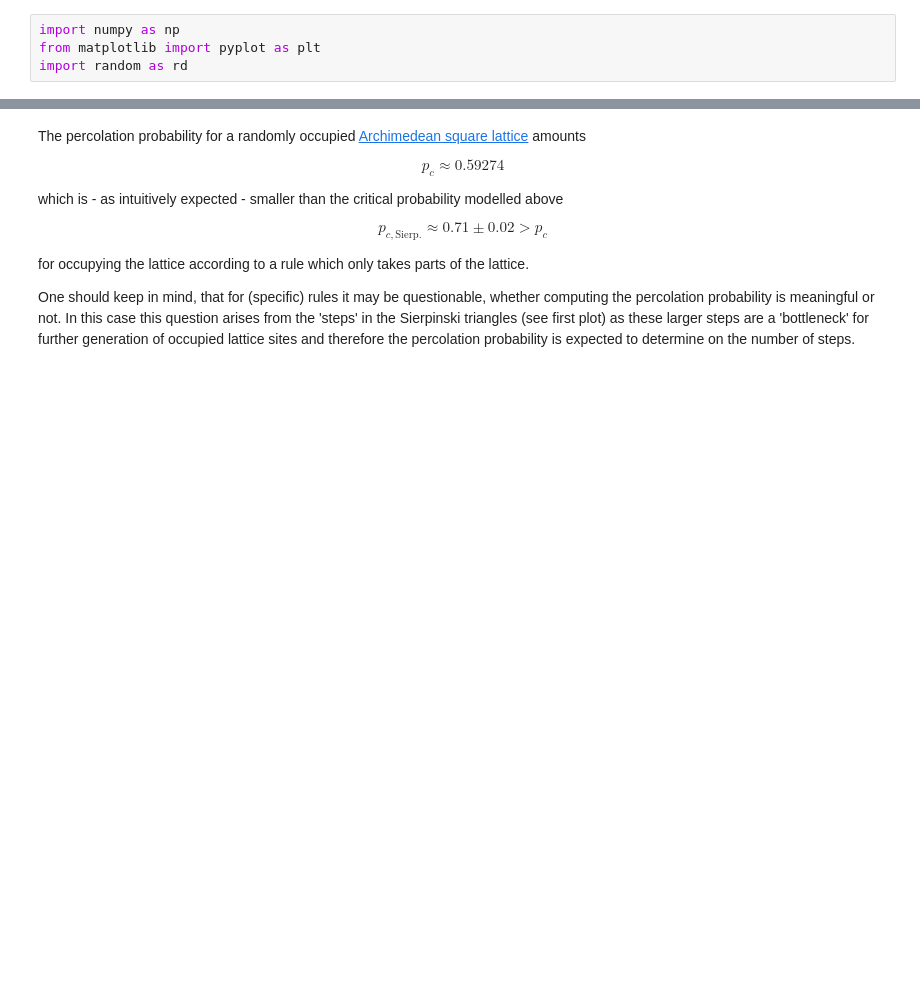
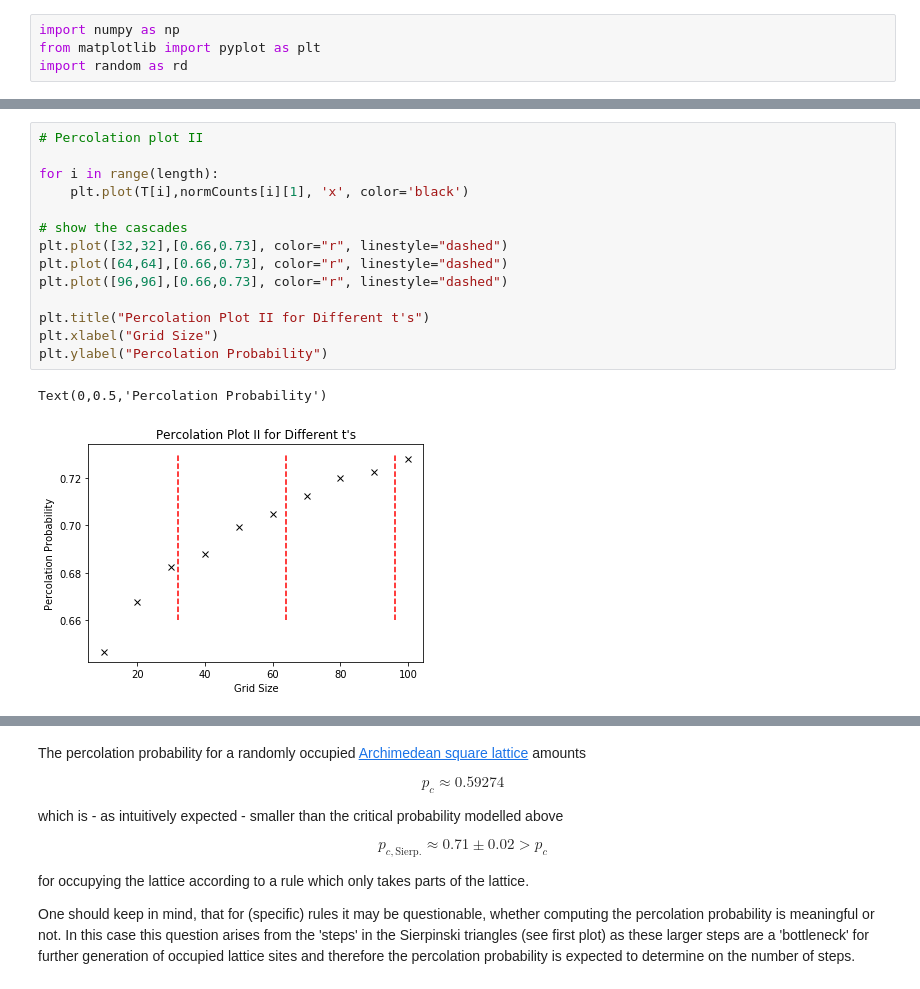
Before and after one commit to hs42/biophysics, a Jupyter notebook: playground.ipynb, the cells around one changed output, grey strips where cells are left out. Saved outputs shown, nothing was run; the diff lists cells and outputs as text; blank space fills up the shorter version.

```diff
--- a/playground.ipynb
+++ b/playground.ipynb
@@ -100 +146,18 @@ for k in range(len(p)):
+# %%
+# Percolation plot II
+
+for i in range(length):
+    plt.plot(T[i],normCounts[i][1], 'x', color='black')
+
+# show the cascades
+plt.plot([32,32],[0.66,0.73], color="r", linestyle="dashed")
+plt.plot([64,64],[0.66,0.73], color="r", linestyle="dashed")
+plt.plot([96,96],[0.66,0.73], color="r", linestyle="dashed")
+
+plt.title("Percolation Plot II for Different t's")
+plt.xlabel("Grid Size")
+plt.ylabel("Percolation Probability")
+# %% [output]
+Text(0,0.5,'Percolation Probability')
+[figure, added]
 # %%
```
Also changed, not shown: parts of 17 cells of this notebook, 1 other file.
